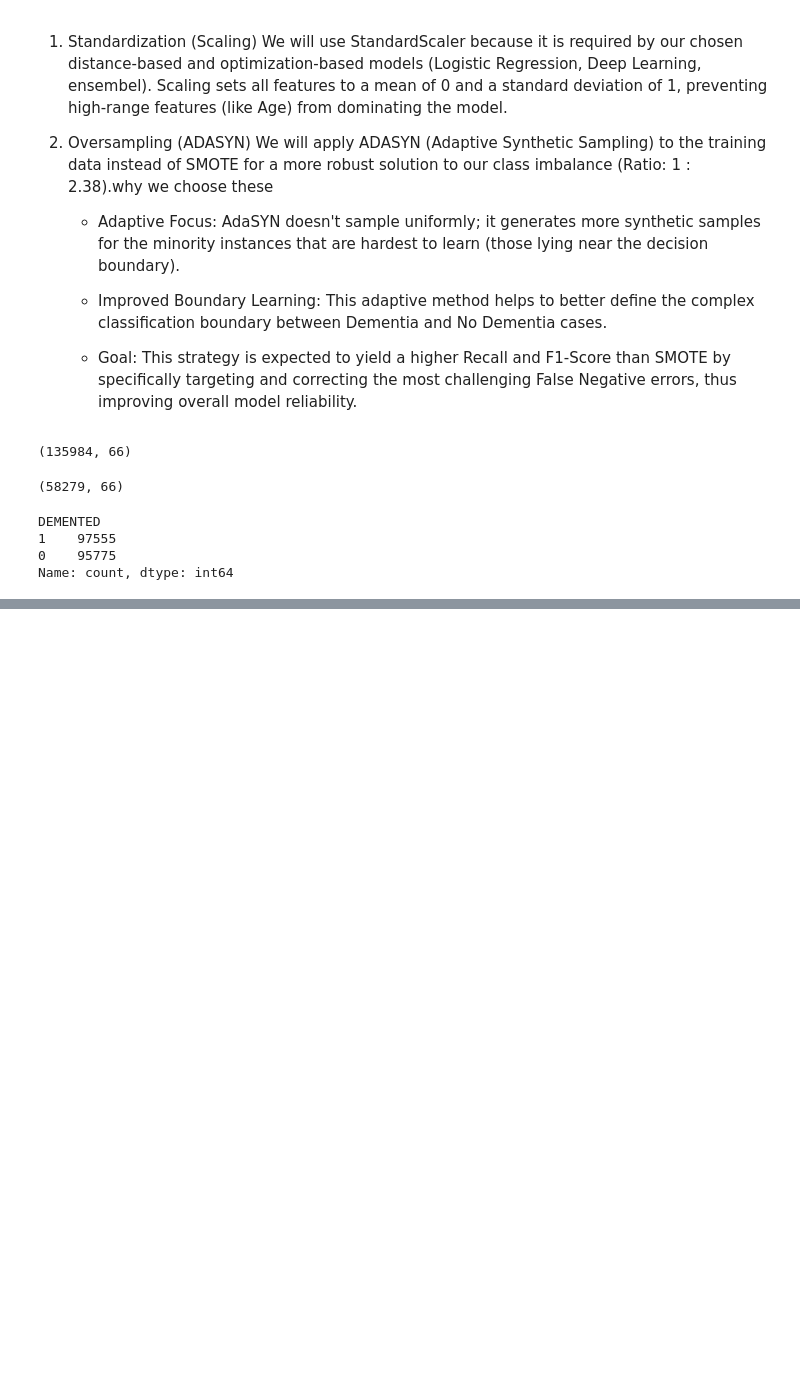
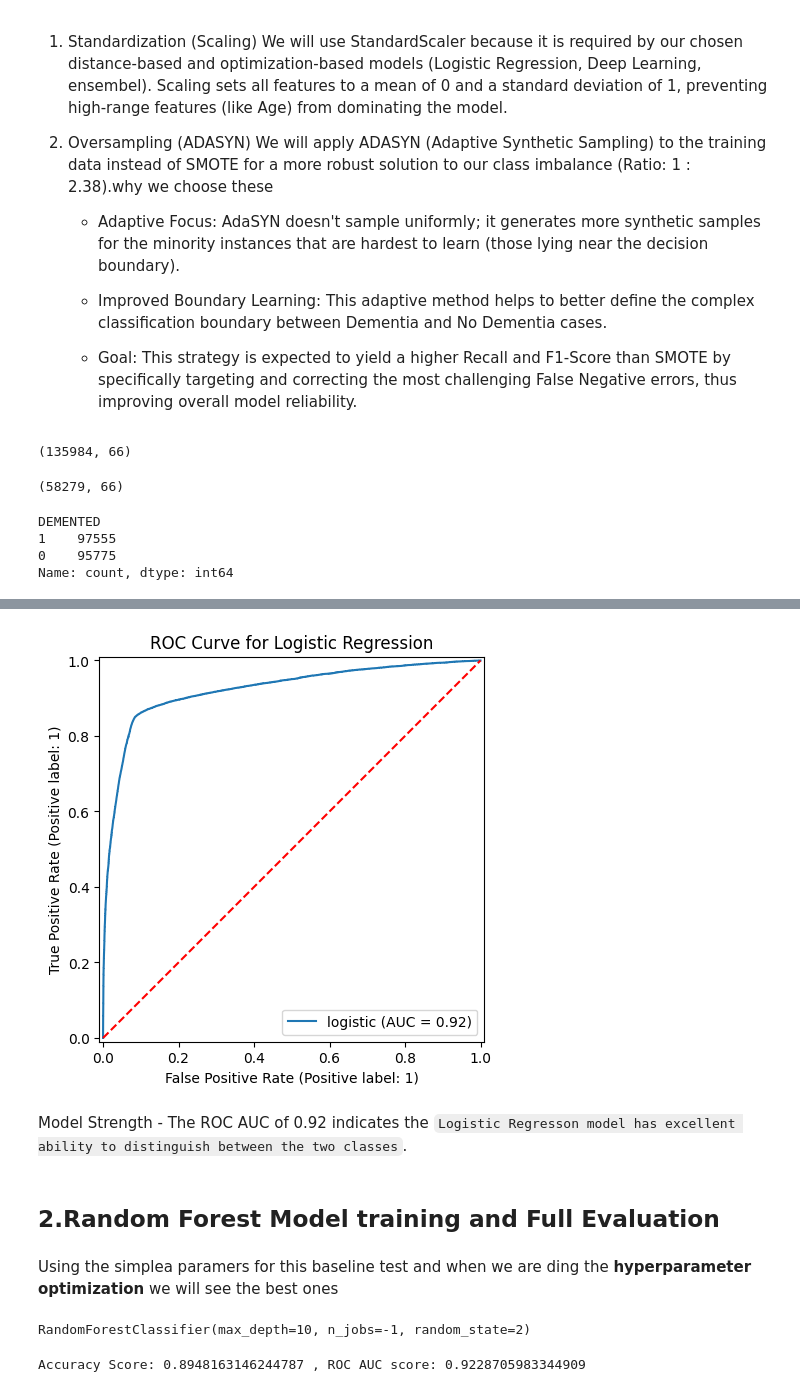
Before and after one commit to Kaveesha-Madhushan17/Model-X-Competition-phase-1, a Jupyter notebook: model_x_dimentia.ipynb, the cells around one changed output, grey strips where cells are left out. Saved outputs shown, nothing was run; the diff lists cells and outputs as text; code cells hidden in the pictures; blank space fills up the shorter version.

```diff
--- a/model_x_dimentia.ipynb
+++ b/model_x_dimentia.ipynb
@@ -950,0 +1042,15 @@ Name: count, dtype: int64
+# %%
+# Visualization of th ROC Curve
+plt.figure(figsize=(6, 5))
+RocCurveDisplay.from_estimator(logReg_model, X_test_scaled, y_test, ax=plt.gca(), name='logistic')
+plt.plot([0, 1], [0, 1], 'r--')
+plt.title('ROC Curve for Logistic Regression')
+plt.show()
+# %% [output]
+[figure, added]
+# %% [markdown]
+Model Strength - The ROC AUC of 0.92 indicates the `Logistic Regresson model has excellent ability to distinguish between the two classes`.
+# %% [markdown]
+## 2.Random Forest Model training and Full Evaluation
+# %% [markdown]
+Using the simplea paramers for this baseline test and when we are ding the **hyperparameter optimization** we will see the best ones
@@ -950,0 +1059,5 @@ Name: count, dtype: int64
+# %%
+# Training on ADASYN oversampled and scaled data
+rf_model.fit(X_train_adasyn, y_train_adasyn)
+# %% [output]
+RandomForestClassifier(max_depth=10, n_jobs=-1, random_state=2)
@@ -950,0 +1071,4 @@ Name: count, dtype: int64
+# %%
+print(f"Accuracy Score: {acc} , ROC AUC score: {roc_auc}")
+# %% [output]
+Accuracy Score: 0.8948163146244787 , ROC AUC score: 0.9228705983344909
```
Also changed, not shown: parts of 53 cells of this notebook.
